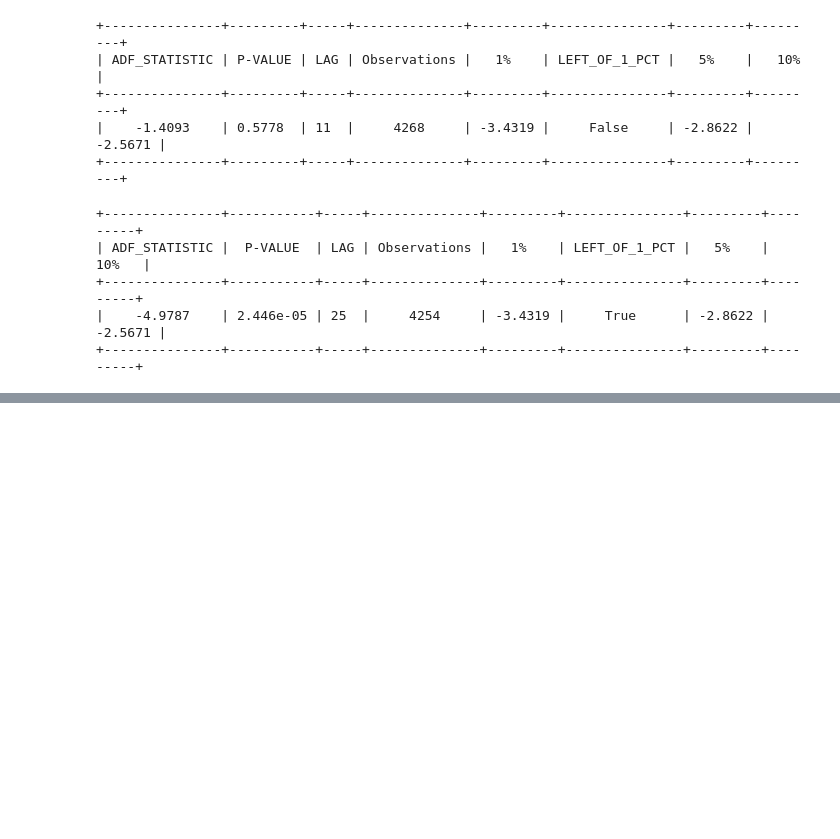
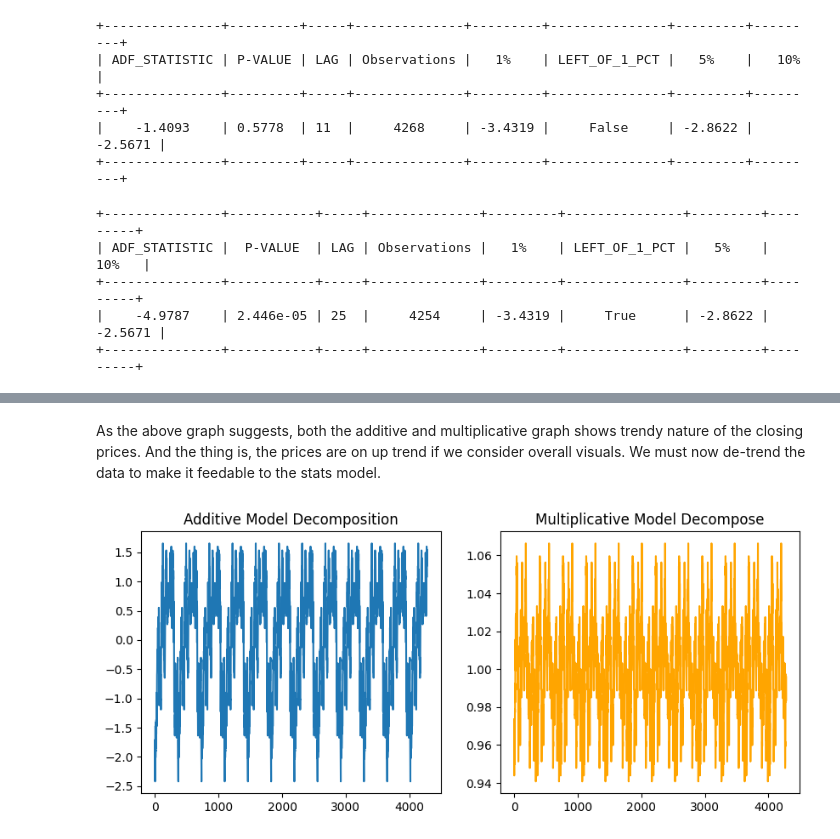
Before and after one commit to AmitPress/tsa-finance, a Jupyter notebook: statistical-analysis/arima-analysis.ipynb, the cells around one changed output, grey strips where cells are left out. Cells and saved outputs as stored; diff of their text form; code cells hidden in the pictures; blank space fills up the shorter version.

```diff
--- a/statistical-analysis/arima-analysis.ipynb
+++ b/statistical-analysis/arima-analysis.ipynb
@@ -81,0 +98,15 @@ print(augmented_dicky_fuller_test(df['Volume']))
+# %% [markdown]
+As the above graph suggests, both the additive and multiplicative graph shows trendy nature of the closing prices. And the thing is, the prices are on up trend if we consider overall visuals.
+We must now de-trend the data to make it feedable to the stats model.
+# %%
+# Understanding Seasonality
+result_additive = sm.tsa.seasonal_decompose(df['Close'], model="additive", period=365)
+result_multiplicative = sm.tsa.seasonal_decompose(df['Close'], model="multiplicative", period=365)
+fig, ax = plt.subplots(1, 2, figsize=(10, 4))
+ax[0].plot(result_additive.seasonal)
+ax[0].set_title("Additive Model Decomposition")
+ax[1].plot(result_multiplicative.seasonal, color="orange")
+ax[1].set_title("Multiplicative Model Decompose")
+plt.show()
+# %% [output]
+[figure, added]
```
Also changed, not shown: parts of 15 cells of this notebook, 1 other file.
